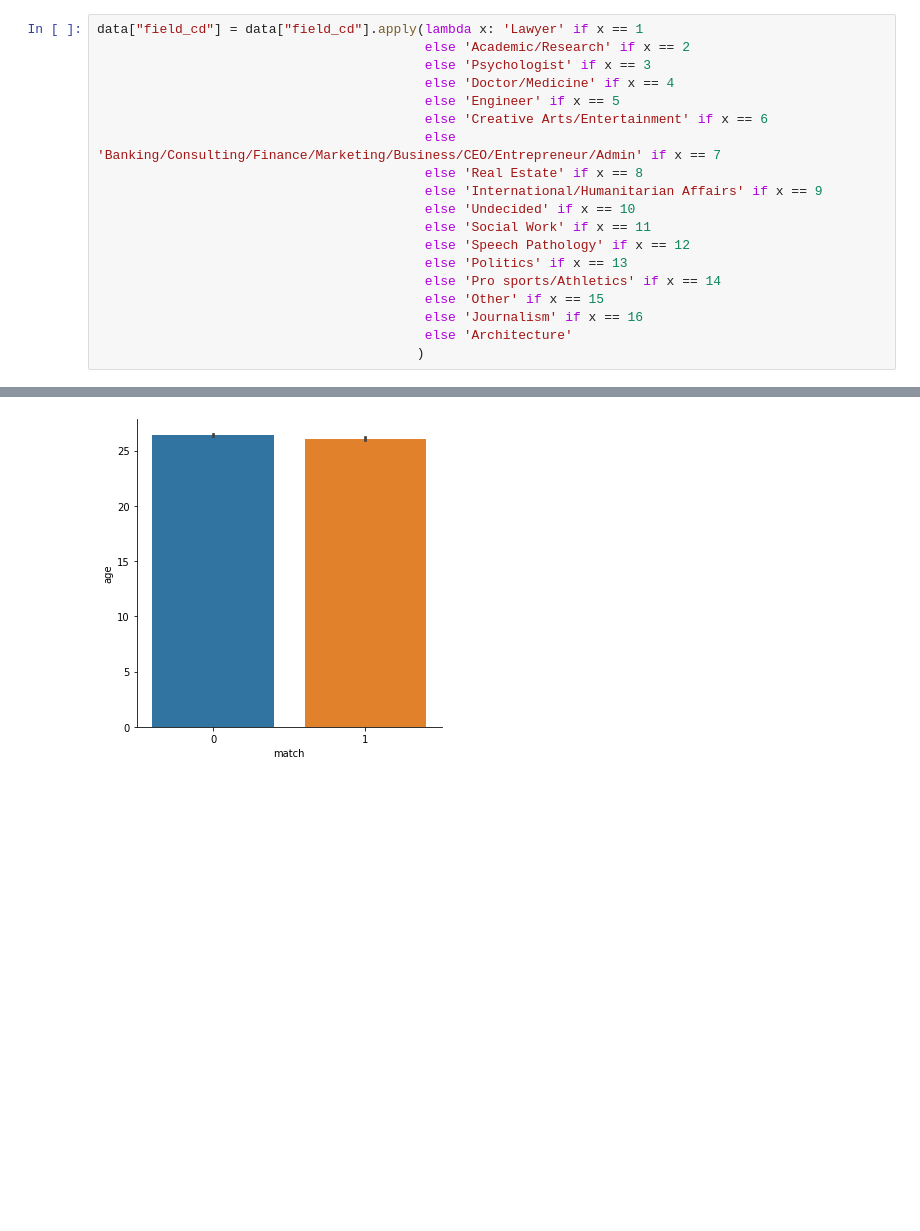
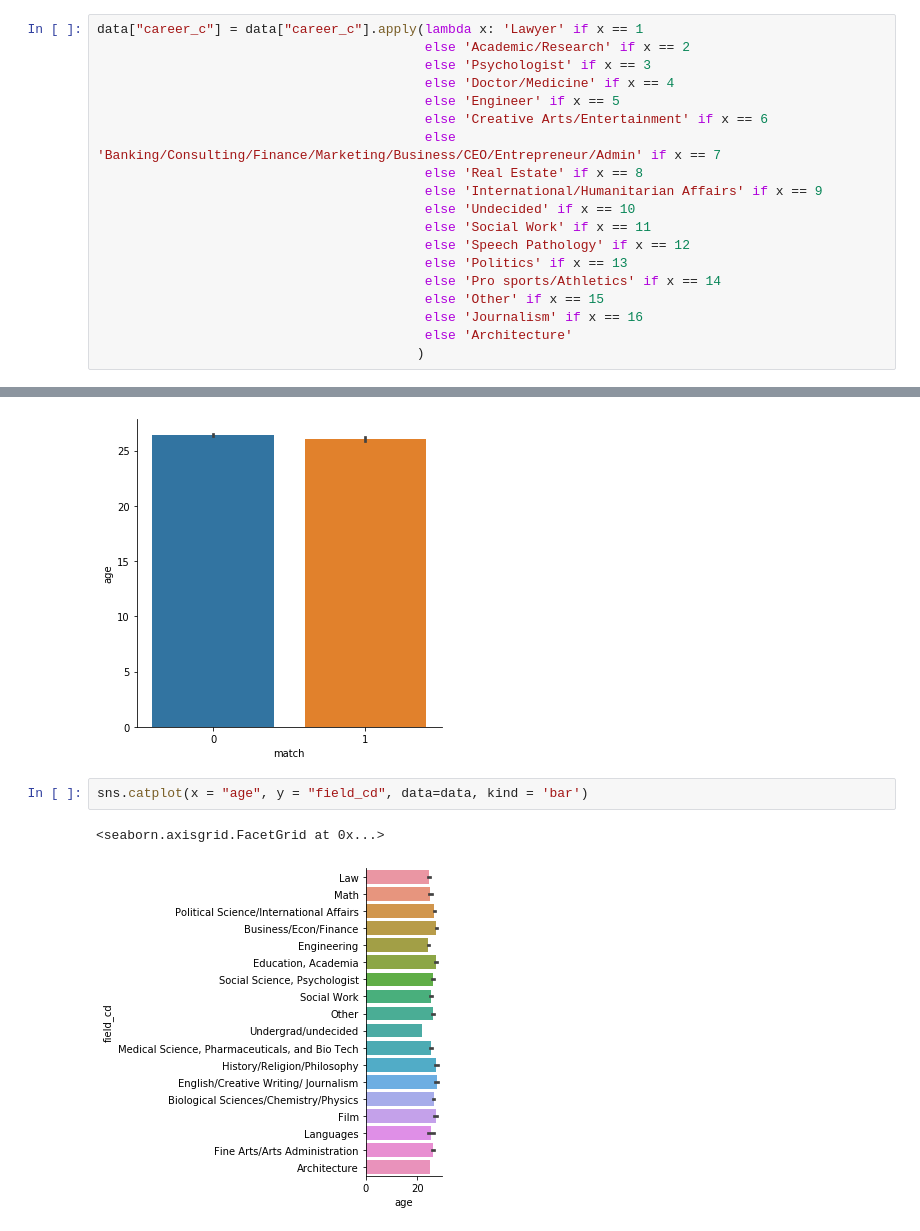
Before and after one commit to cbousquet/Week-2-Speed-dating, a Jupyter notebook: Speed_Dating.ipynb, the cells around one changed output, grey strips where cells are left out. Saved outputs shown, nothing was run; the diff lists cells and outputs as text; blank space fills up the shorter version.

```diff
--- a/Speed_Dating.ipynb
+++ b/Speed_Dating.ipynb
@@ -136,7 +136,7 @@ data["go_out"] = data["go_out"].apply(lambda x: 'Several times a week' if x == 1
                                    else 'Almost never'
                                          )
 # %%
-data["field_cd"] = data["field_cd"].apply(lambda x: 'Lawyer' if x == 1
+data["career_c"] = data["career_c"].apply(lambda x: 'Lawyer' if x == 1
                                           else 'Academic/Research' if x == 2
                                           else 'Psychologist' if x == 3
                                           else 'Doctor/Medicine' if x == 4
@@ -169,3 +169,8 @@ sns.catplot(x = "match", y = "age", data=data, kind = 'bar')
 # %% [output]
 <seaborn.axisgrid.FacetGrid at 0x...>
 [figure]
+# %%
+sns.catplot(x = "age", y = "field_cd", data=data, kind = 'bar')
+# %% [output]
+<seaborn.axisgrid.FacetGrid at 0x...>
+[figure, added]
```
Also changed, not shown: parts of 7 cells of this notebook.
